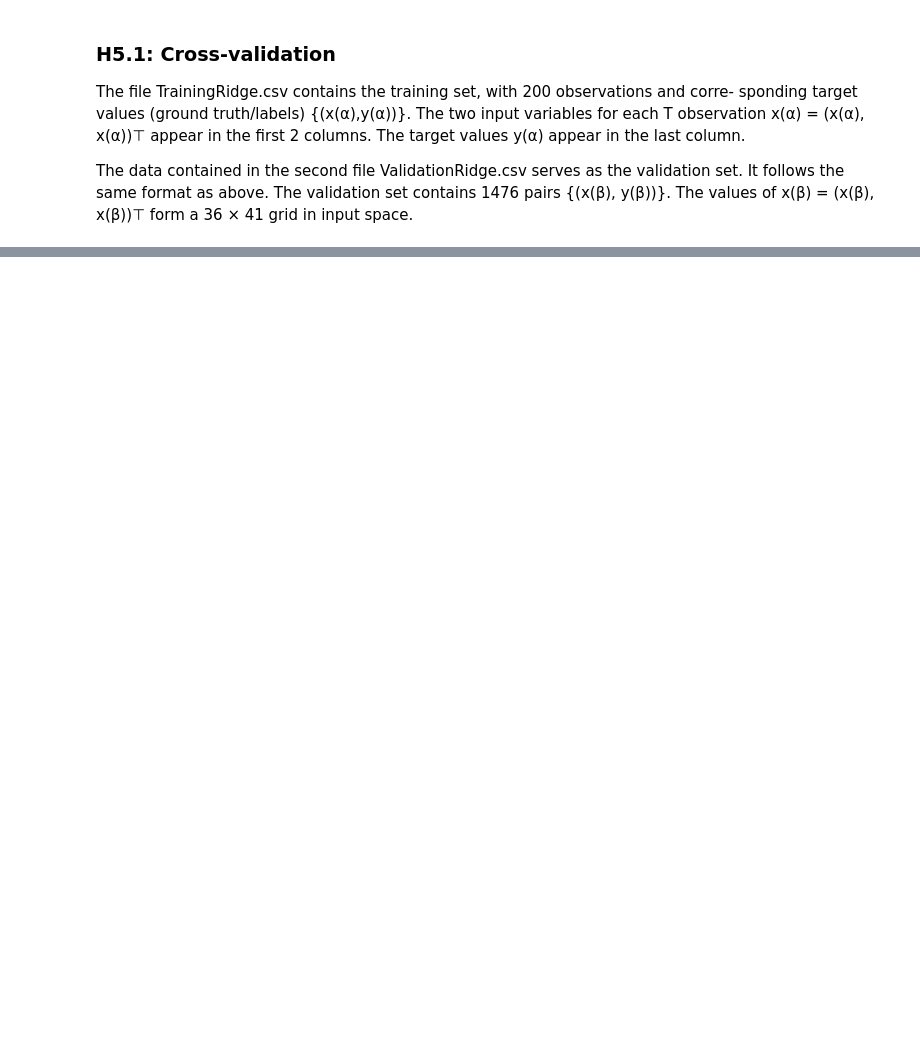
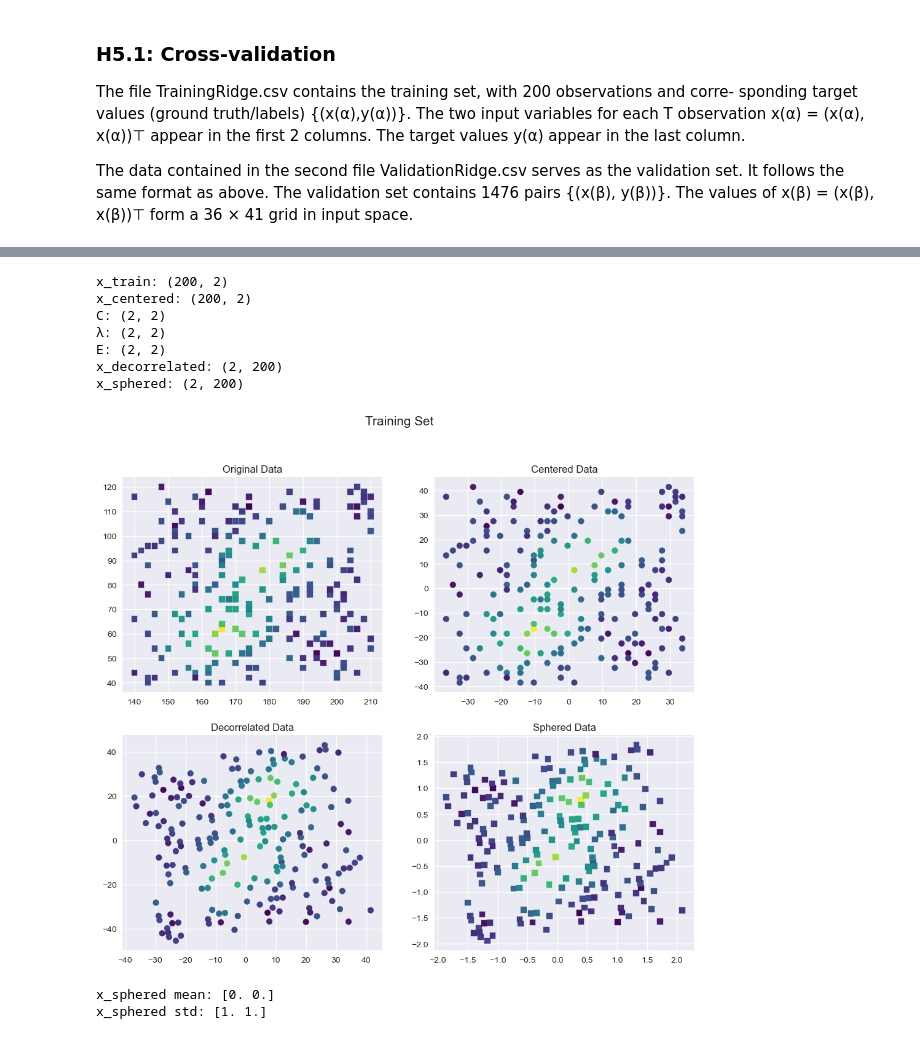
Before and after one commit to Javiermateor/Machine-Intelligence-I, a Jupyter notebook: Exercises/Exercise_05.ipynb, the cells around one changed output, grey strips where cells are left out. Cells and saved outputs as stored; diff of their text form; code cells hidden in the pictures; blank space fills up the shorter version.

```diff
--- a/Exercises/Exercise_05.ipynb
+++ b/Exercises/Exercise_05.ipynb
@@ -38,0 +58,77 @@ Xsphered.shape
+# %%
+# Training Set
+
+data_train = np.genfromtxt('Data/TrainingRidge.csv', delimiter=',',dtype=float, skip_header=1)
+x_train = data_train[:,0:2]
+yT = data_train[:,2]
+
+#Centering the data
+x_centered = x_train - np.mean(x_train, axis=0)
+
+#Convolving the data
+C = np.cov(x_centered, rowvar=False) #nxn matrix
+
+#Computing the eigenvalues and eigenvectors
+
+λ, E = LA.eig(C) #eigenvalues are sorted in ascending order (eigenvalues/eigenvectors are sorted by column)
+#diagonal matrix of eigenvalues
+λ = np.diag(1/np.sqrt(λ))
+λ = λ.real.round(4)
+
+# #Decorrelate the data
+x_decorrelated = E.T@x_centered.T
+
+print(f'x_train: {x_train.shape}')
+print(f'x_centered: {x_centered.shape}')
+print(f'C: {C.shape}')
+print(f'λ: {λ.shape}')
+print(f'E: {E.shape}')
+print(f'x_decorrelated: {x_decorrelated.shape}')
+
+# #Sphered data / Whitened data
+x_sphered = λ@x_decorrelated
+x_sphered = np.dot(np.dot(λ, E.T), x_centered.T)
+print(f'x_sphered: {x_sphered.shape}')
+
+# Plot of the data
+plt.style.use('seaborn')
+
+fig = plt.figure(figsize=(12,10))
+fig.suptitle('Training Set', fontsize=15)
+
+#Original data
+ax1 = fig.add_subplot(221)
+ax1.scatter(x_train[:,0], x_train[:,1], c=yT, marker = 's' ,cmap='viridis')
+ax1.title.set_text('Original Data')
+
+#Centered data
+ax2 = fig.add_subplot(222)
+ax2.scatter(x_centered[:,0], x_centered[:,1], c=yT, cmap='viridis')
+ax2.title.set_text('Centered Data')
+
+#Decorrelated data
+ax3 = fig.add_subplot(223)
+ax3.scatter(x_decorrelated[0,:], x_decorrelated[1,:], c=yT, cmap='viridis')
+ax3.title.set_text('Decorrelated Data')
+
+#Whitened data
+ax4 = fig.add_subplot(224)
+ax4.scatter(x_sphered[0,:], x_sphered[1,:], marker = 's',c=yT, cmap='viridis')
+ax4.title.set_text('Sphered Data')
+
+plt.show()
+
+#properties of the data after whitening/sphering
+print(f'x_sphered mean: {np.round(np.mean(x_sphered, axis=1))}')
+print(f'x_sphered std: {np.round(np.std(x_sphered, axis=1))}')
+# %% [output]
+x_train: (200, 2)
+x_centered: (200, 2)
+C: (2, 2)
+λ: (2, 2)
+E: (2, 2)
+x_decorrelated: (2, 200)
+x_sphered: (2, 200)
+[figure, added]
+x_sphered mean: [0. 0.]
+x_sphered std: [1. 1.]
```
Also changed, not shown: parts of 6 cells of this notebook.
